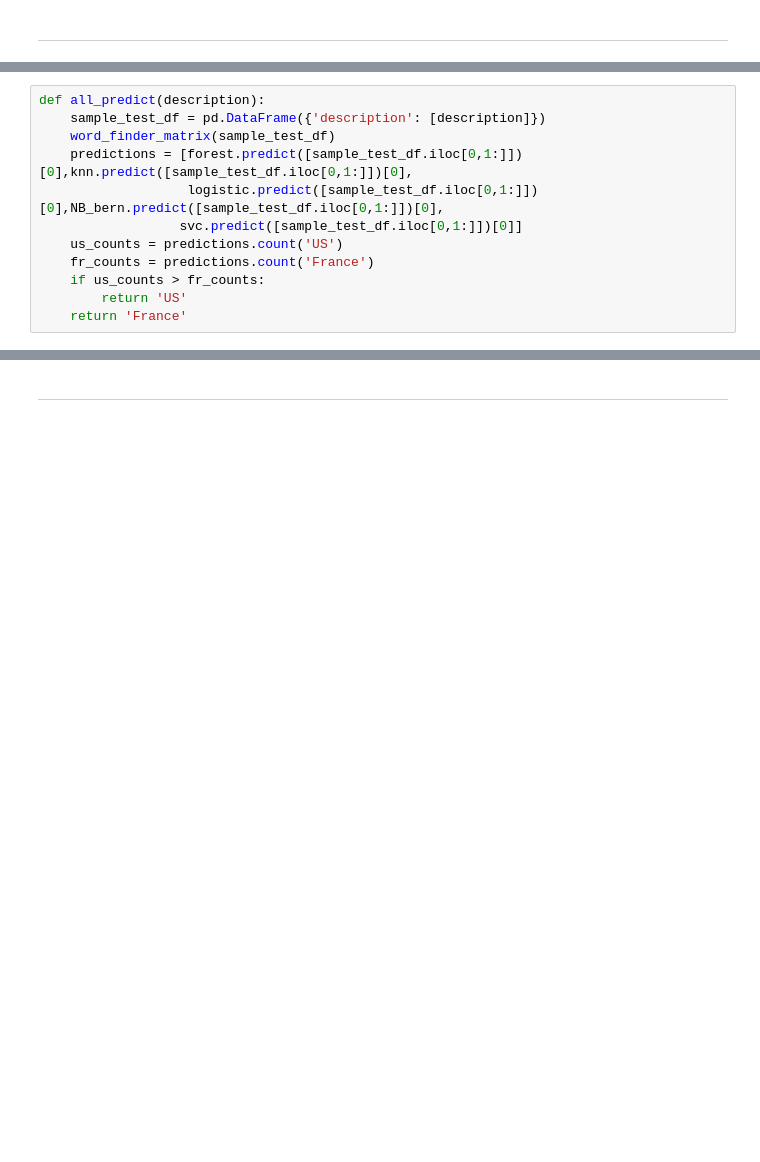
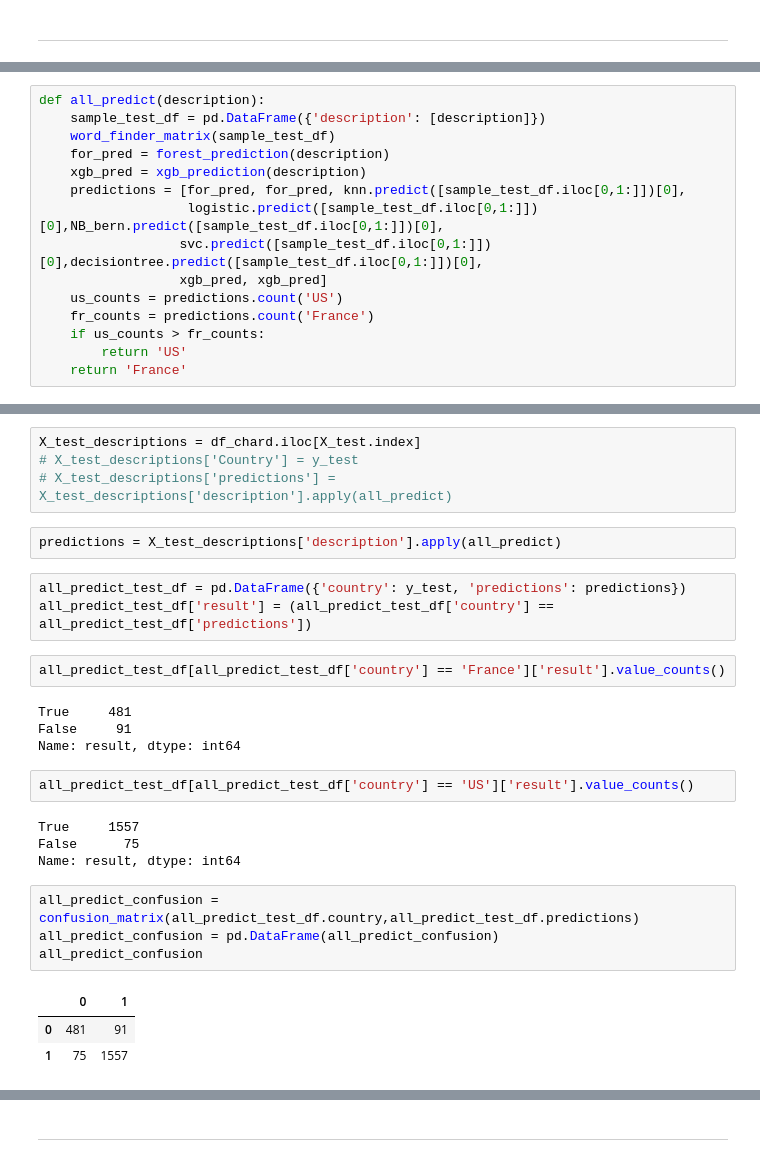
Before and after one commit to lewissearsiv/Metis_Project_3, a Jupyter notebook: US_vs_French_Chard.ipynb, the cells around one changed output, grey strips where cells are left out. Cells and saved outputs as stored; diff of their text form; blank space fills up the shorter version.

```diff
--- a/US_vs_French_Chard.ipynb
+++ b/US_vs_French_Chard.ipynb
@@ -619,9 +646,12 @@ This is a meta model! It takes five of our models and lets them "vote" on the bi
 def all_predict(description):
     sample_test_df = pd.DataFrame({'description': [description]})
     word_finder_matrix(sample_test_df)
-    predictions = [forest.predict([sample_test_df.iloc[0,1:]])[0],knn.predict([sample_test_df.iloc[0,1:]])[0],
+    for_pred = forest_prediction(description)
+    xgb_pred = xgb_prediction(description)
+    predictions = [for_pred, for_pred, knn.predict([sample_test_df.iloc[0,1:]])[0],
                    logistic.predict([sample_test_df.iloc[0,1:]])[0],NB_bern.predict([sample_test_df.iloc[0,1:]])[0],
-                  svc.predict([sample_test_df.iloc[0,1:]])[0]]
+                  svc.predict([sample_test_df.iloc[0,1:]])[0],decisiontree.predict([sample_test_df.iloc[0,1:]])[0],
+                  xgb_pred, xgb_pred]
     us_counts = predictions.count('US')
     fr_counts = predictions.count('France')
     if us_counts > fr_counts:
@@ -660,0 +708,29 @@ This model is pretty good. It definitely favors the United States like all of ou
+# %%
+X_test_descriptions = df_chard.iloc[X_test.index]
+# X_test_descriptions['Country'] = y_test
+# X_test_descriptions['predictions'] = X_test_descriptions['description'].apply(all_predict)
+# %%
+predictions = X_test_descriptions['description'].apply(all_predict)
+# %%
+all_predict_test_df = pd.DataFrame({'country': y_test, 'predictions': predictions})
+all_predict_test_df['result'] = (all_predict_test_df['country'] == all_predict_test_df['predictions'])
+# %%
+all_predict_test_df[all_predict_test_df['country'] == 'France']['result'].value_counts()
+# %% [output]
+True     481
+False     91
+Name: result, dtype: int64
+# %%
+all_predict_test_df[all_predict_test_df['country'] == 'US']['result'].value_counts()
+# %% [output]
+True     1557
+False      75
+Name: result, dtype: int64
+# %%
+all_predict_confusion = confusion_matrix(all_predict_test_df.country,all_predict_test_df.predictions)
+all_predict_confusion = pd.DataFrame(all_predict_confusion)
+all_predict_confusion
+# %% [output]
+|  | 0 | 1 |
+| 0 | 481 | 91 |
+| 1 | 75 | 1557 |
```
Also changed, not shown: parts of 26 cells of this notebook, 33 other files.
